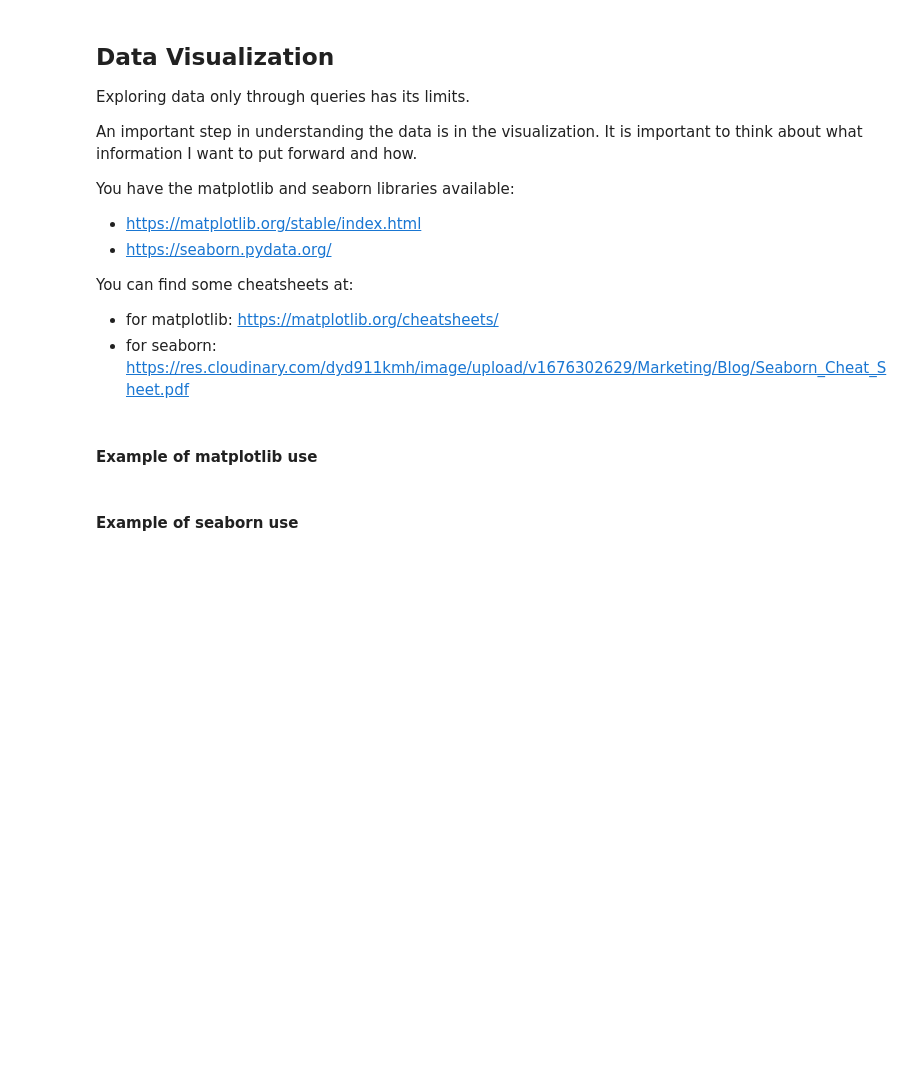
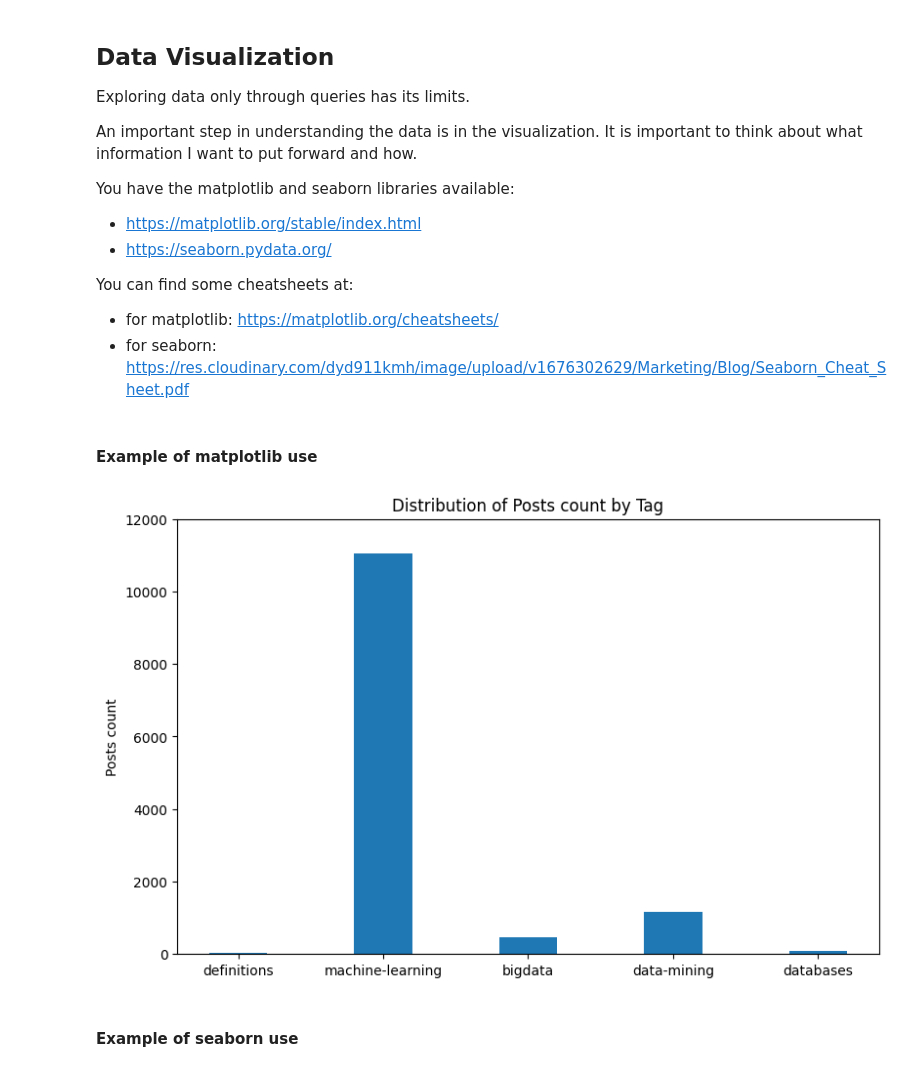
Before and after one commit to lucien92/EI-Centrale, a Jupyter notebook: Day1.ipynb, the cells around one changed output. Saved outputs shown, nothing was run; the diff lists cells and outputs as text; code cells hidden in the pictures; blank space fills up the shorter version.

```diff
--- a/Day1.ipynb
+++ b/Day1.ipynb
@@ -207,18 +302,26 @@ You can find some cheatsheets at:
 # %% [markdown]
 #### Example of matplotlib use
 # %%
+import pandas as pd
+import matplotlib.pyplot as plt
+import seaborn as sns
+
+tags = pd.read_xml(os.path.join('/home/lucien/datascience.stackexchange.com/Tags.xml'), parser="etree", encoding="utf8")
+
 tags_5 = tags.head(5)
 
 fig, ax = plt.subplots(figsize=(8, 5), layout='constrained')
 
 plt.bar(x=tags_5["TagName"], height=tags_5["Count"], width=0.4)
 
 # Add some text for labels, title and custom x-axis tick labels, etc.
 ax.set_ylabel('Posts count')
 ax.set_title('Distribution of Posts count by Tag')
 ax.set_ylim(0, 12_000)
 
 plt.show()
+# %% [output]
+[figure, added]
 # %% [markdown]
 #### Example of seaborn use
 # %%
```
Also changed, not shown: parts of 18 cells of this notebook, 2 other files.
